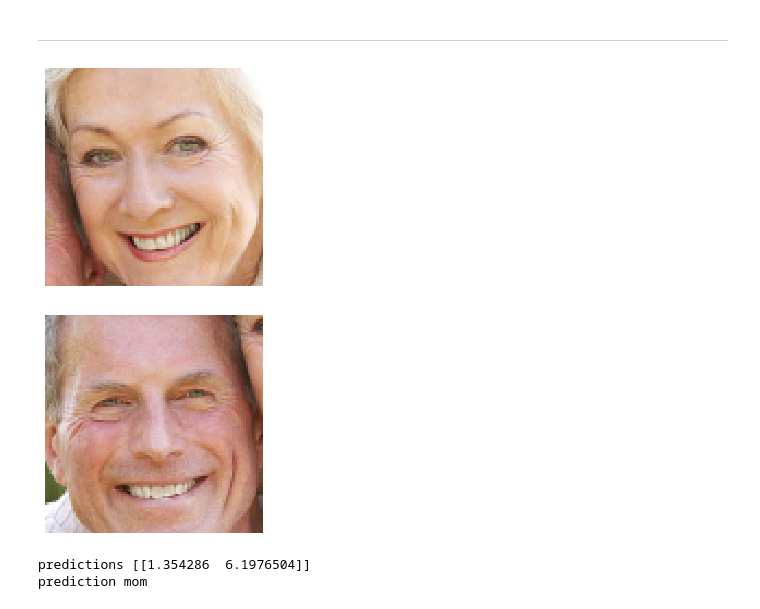
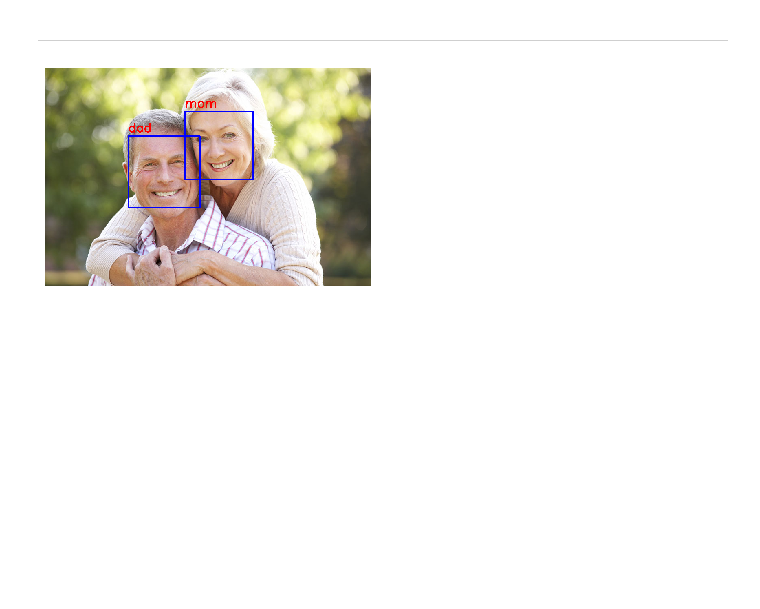
Before and after one commit to BA-Software-Development-Ed/ai-exam-project, a Jupyter notebook: src/notebooks/FaceRecognizer.ipynb, the cells around one changed output. Saved outputs shown, nothing was run; the diff lists cells and outputs as text; code cells hidden in the pictures; blank space fills up the shorter version.

```diff
--- a/src/notebooks/FaceRecognizer.ipynb
+++ b/src/notebooks/FaceRecognizer.ipynb
@@ -129,13 +80,7 @@ prediction mom
 ___
 # %%
 image_path = '../data/face-data/identification3.jpg'
-test_image = cv2.imread(image_path)
+image = cv2.imread(image_path)
 
 faceDetector = FaceDetector('FACE_DEFAULT')
-new_test_images = faceDetector.crop_all(test_image)
+faces_data = faceDetector.face_details(image)
-# %%
-for image in new_test_images:
-    Displayer.image(image, bgr=True)
-# %% [output]
-[figure, removed]
-[figure, removed]
@@ -145,9 +87,6 @@ images = np.array([image/255 for image in images], dtype=np.float32)
-# %%
-predictions = model.predict(np.array([images[0]]))
-prediction = np.argmax(predictions)
-
-print('predictions', predictions)
-print('prediction', CLASSES[prediction])
-# %% [output]
-predictions [[1.354286  6.1976504]]
-prediction mom
+# %%
+prediction_data = faceRecognizer.face_predictions(faces_data)
+# %%
+Displayer.mark_predictions(image, prediction_data, classes)
+# %% [output]
+[figure, added]
```
Also changed, not shown: parts of 16 cells of this notebook, 10 other files.
